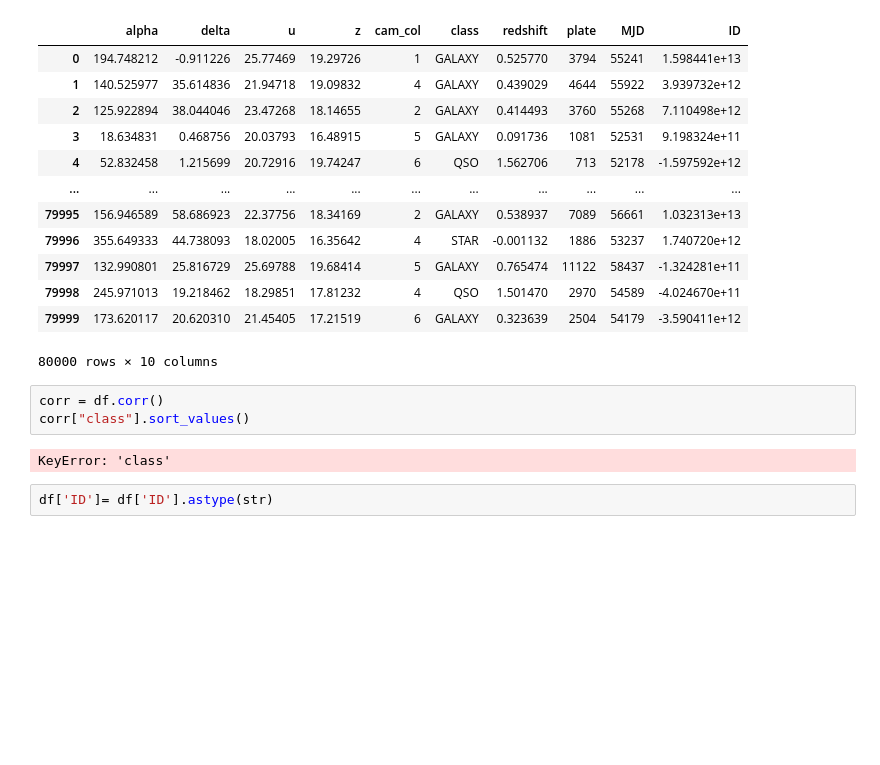
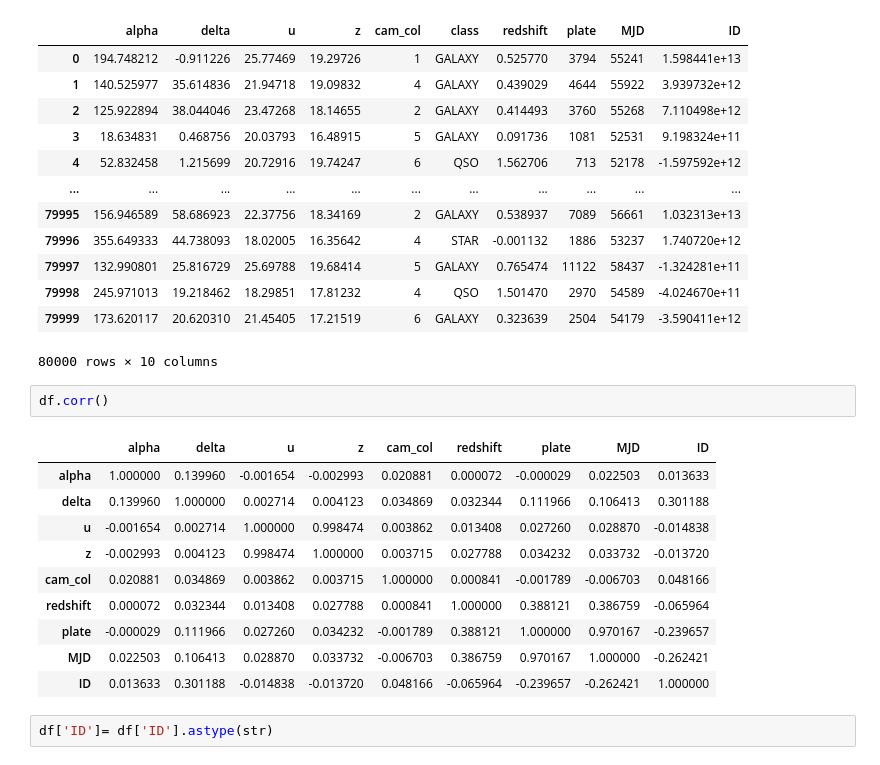
Before and after one commit to MuneraAlRajhi/StellarDatasetML, a Jupyter notebook: Stellar_EDA.ipynb, the cells around one changed output. Saved outputs shown, nothing was run; the diff lists cells and outputs as text; blank space fills up the shorter version.

```diff
--- a/Stellar_EDA.ipynb
+++ b/Stellar_EDA.ipynb
@@ -217,11 +217,19 @@ df
 | 79998 | 245.971013 | 19.218462 | 18.29851 | 17.81232 | 4 | QSO | 1.501470 | 2970 | 54589 | -4.024670e+11 |
 | 79999 | 173.620117 | 20.620310 | 21.45405 | 17.21519 | 6 | GALAXY | 0.323639 | 2504 | 54179 | -3.590411e+12 |
 80000 rows × 10 columns
-# %%
-corr = df.corr()
-corr["class"].sort_values()
-# %% [output]
-KeyError: 'class'
+# %%
+df.corr()
+# %% [output]
+|  | alpha | delta | u | z | cam_col | redshift | plate | MJD | ID |
+| alpha | 1.000000 | 0.139960 | -0.001654 | -0.002993 | 0.020881 | 0.000072 | -0.000029 | 0.022503 | 0.013633 |
+| delta | 0.139960 | 1.000000 | 0.002714 | 0.004123 | 0.034869 | 0.032344 | 0.111966 | 0.106413 | 0.301188 |
+| u | -0.001654 | 0.002714 | 1.000000 | 0.998474 | 0.003862 | 0.013408 | 0.027260 | 0.028870 | -0.014838 |
+| z | -0.002993 | 0.004123 | 0.998474 | 1.000000 | 0.003715 | 0.027788 | 0.034232 | 0.033732 | -0.013720 |
+| cam_col | 0.020881 | 0.034869 | 0.003862 | 0.003715 | 1.000000 | 0.000841 | -0.001789 | -0.006703 | 0.048166 |
+| redshift | 0.000072 | 0.032344 | 0.013408 | 0.027788 | 0.000841 | 1.000000 | 0.388121 | 0.386759 | -0.065964 |
+| plate | -0.000029 | 0.111966 | 0.027260 | 0.034232 | -0.001789 | 0.388121 | 1.000000 | 0.970167 | -0.239657 |
+| MJD | 0.022503 | 0.106413 | 0.028870 | 0.033732 | -0.006703 | 0.386759 | 0.970167 | 1.000000 | -0.262421 |
+| ID | 0.013633 | 0.301188 | -0.014838 | -0.013720 | 0.048166 | -0.065964 | -0.239657 | -0.262421 | 1.000000 |
 # %%
 df['ID']= df['ID'].astype(str)
 # %%
```
Also changed, not shown: parts of 9 cells of this notebook.
